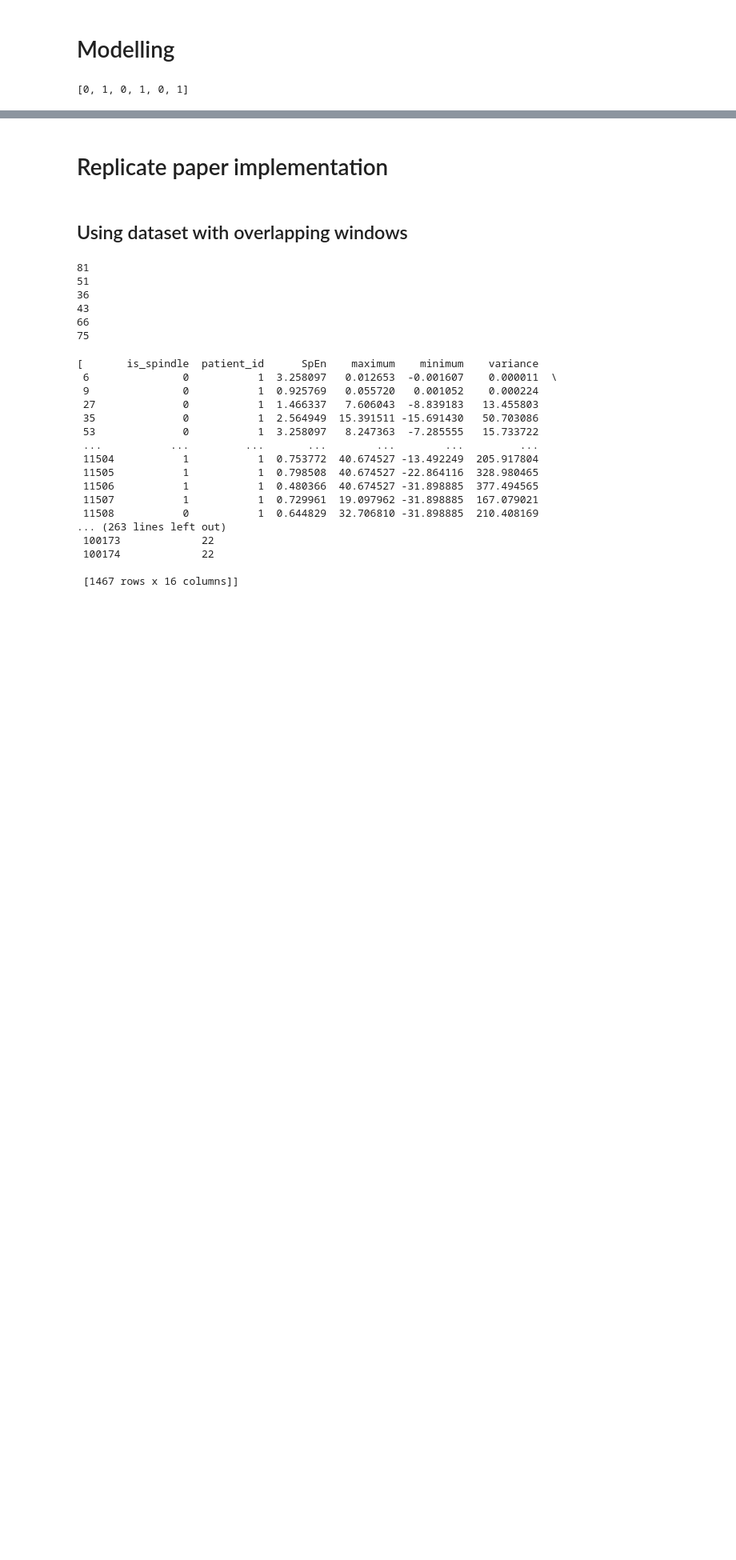
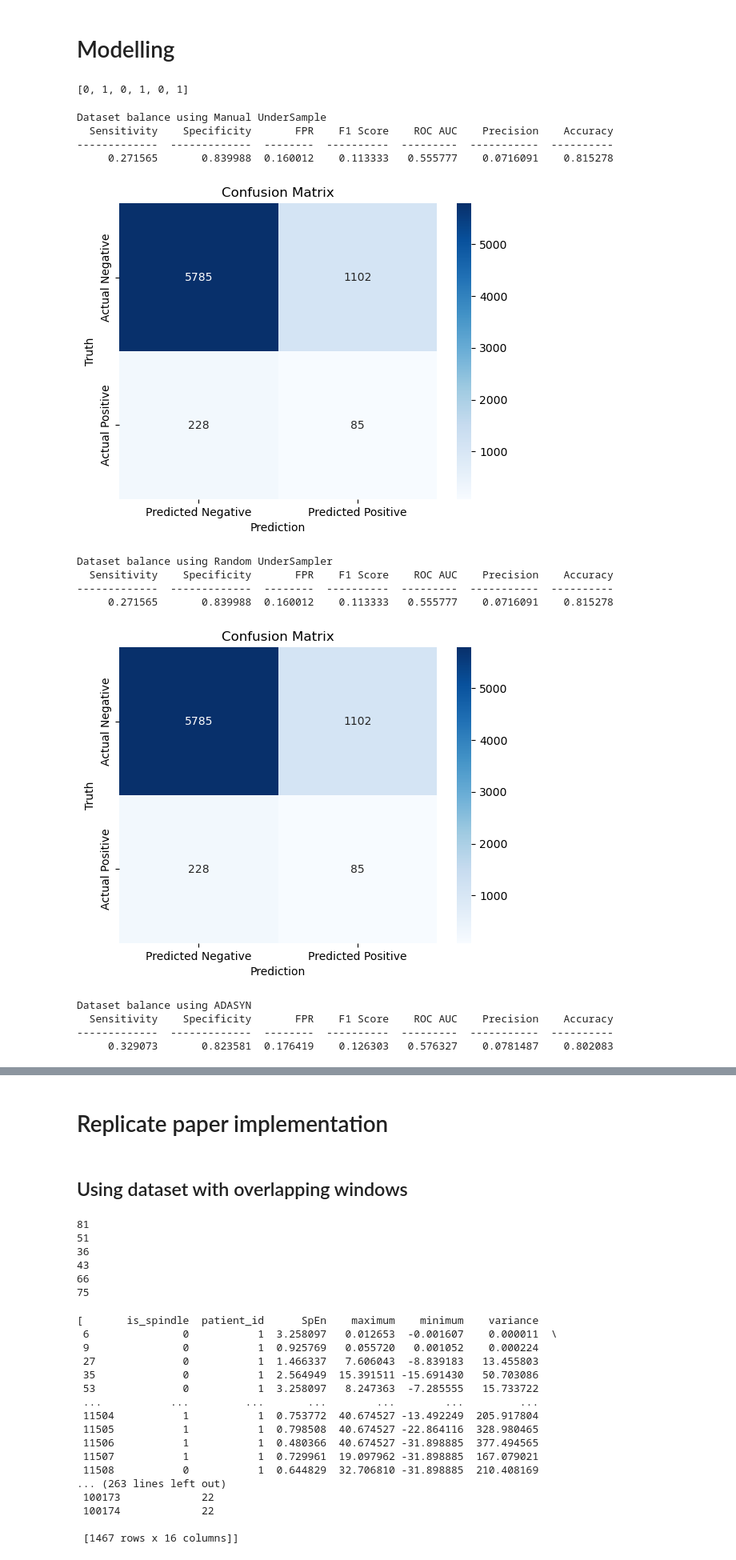
Before and after one commit to FabioLddo/personalized_sleep_spindle_detection, a Jupyter notebook: Project_Gubeli_Ippolito_Loddo.ipynb, the cells around one changed output, grey strips where cells are left out. Shown at 80% size. Drawn from its saved outputs; the diff is of its cells as text; code cells hidden in the pictures; blank space fills up the shorter version.

Commit message:
started model tuning

```diff
--- a/Project_Gubeli_Ippolito_Loddo.ipynb
+++ b/Project_Gubeli_Ippolito_Loddo.ipynb
@@ -1405,3 +1392,31 @@ x_train = df_train_bal.drop(target, axis=1)
 y_train = df_train_bal[target]
 x_test = df_test.drop(target, axis=1)
 y_test = df_test[target]
+# %%
+# Check datasets balancing after augmentation for each method
+dfs_train = {'Manual UnderSample': df_train_bal, 'Random UnderSampler': df_train_randund, 'ADASYN': df_train_adasyn, 'SMOTE': df_train_smote, 'SMOTE ENN': df_train_smoteenn, 'Borderline SMOTE': df_train_border, 'RandomOverSampler': df_train_randover}
+for df_train_name, df_train in dfs_train.items():
+    print('Dataset balance using', df_train_name)
+
+    x_train = df_train.drop(target, axis=1)
+    y_train = df_train[target]
+
+    model = SVC(random_state=42)
+    model.fit(x_train, y_train)
+    pred = model.predict(x_test)
+    evaluate_model(y_test, pred)
+# %% [output]
+Dataset balance using Manual UnderSample
+  Sensitivity    Specificity       FPR    F1 Score    ROC AUC    Precision    Accuracy
+-------------  -------------  --------  ----------  ---------  -----------  ----------
+     0.271565       0.839988  0.160012    0.113333   0.555777    0.0716091    0.815278
+[figure, added]
+Dataset balance using Random UnderSampler
+  Sensitivity    Specificity       FPR    F1 Score    ROC AUC    Precision    Accuracy
+-------------  -------------  --------  ----------  ---------  -----------  ----------
+     0.271565       0.839988  0.160012    0.113333   0.555777    0.0716091    0.815278
+[figure, added]
+Dataset balance using ADASYN
+  Sensitivity    Specificity       FPR    F1 Score    ROC AUC    Precision    Accuracy
+-------------  -------------  --------  ----------  ---------  -----------  ----------
+     0.329073       0.823581  0.176419    0.126303   0.576327    0.0781487    0.802083
```
Also changed, not shown: parts of 12 cells of this notebook.
